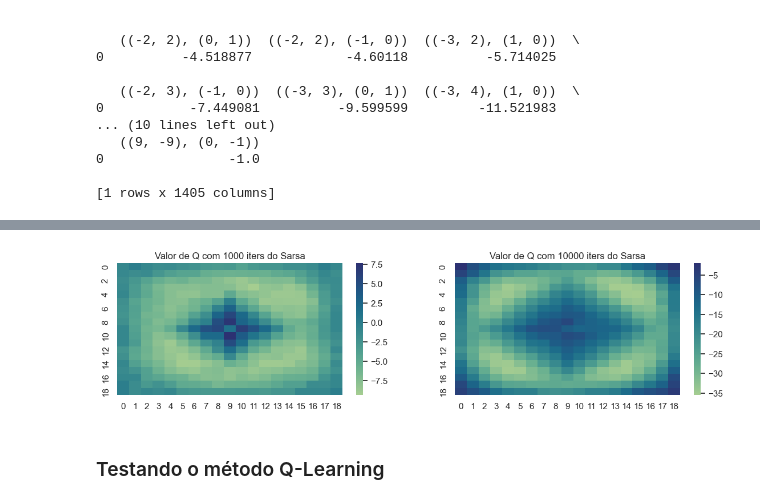
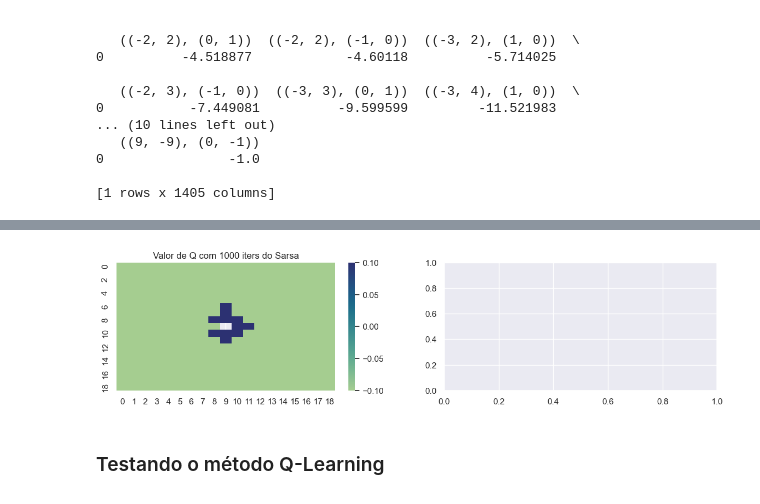
Before and after one commit to g-gibosky/RL-Snake-Game, a Jupyter notebook: Cópia de SnakeGame2(1).ipynb, the cells around one changed output, grey strips where cells are left out. Saved outputs shown, nothing was run; the diff lists cells and outputs as text; code cells hidden in the pictures.

Commit message:
adicionando validação de ação no treino do sarsa/qlearning

```diff
--- a/Cópia de SnakeGame2(1).ipynb
+++ b/Cópia de SnakeGame2(1).ipynb
@@ -80,9 +83,10 @@ class SnakeGame():
             or new_head[1] >= GRID_HEIGHT
             or new_head in self.snake
         ):
+            #print('is not valid')
             return False
-
-        return True
+        else:
+          return True
 
     def step(self, reward_shape, method = 'random', value_function = None, N0 = 1, N = 1,
              test_only = False, stochastic = False, stochastic_level = 0.9):
@@ -168,7 +172,7 @@ class SnakeGame():
       if new_head == self.food:
           self.snake.insert(0, new_head)
           self.food = self.initialize_food()
-          return 10, self.get_state(), False
+          return 10, self.get_state(), True #alcançou o objetivo parabéns!
 
 
       self.snake.insert(0, new_head)
@@ -260,7 +264,7 @@ class SnakeGame():
           #print('--', v, f, action)
           return action
 # %%
-class RL_Agent():
+class RL_Agent(SnakeGame):
     def __init__(self, game, alpha=0.1, gamma=0.9, epsilon=1.0, decay=0.995):
         self.game = game
         self.q_table = {}  # Initialize Q-table, dict of tuples
@@ -303,7 +307,7 @@ class RL_Agent():
 
     def train(self, episodes, sarsa):
         for episode in range(episodes):
-          #print(episode)
+          print(episode)
           #print(f"Current Episode: {episode}")
           self.game.reset()
           state = self.game.get_state()
@@ -312,6 +316,18 @@ class RL_Agent():
           while not done:
               counter += 1
               action = self.choose_action(state)
+              # tentando adicionar o loop se caso a ação não for válida
+              is_valid = self.game.is_valid_move(action)
+              #print('vou entrar no while')
+              while not is_valid:
+                #print("Nao e valido")
+                #print(action)
+                #new_head = (self.game.snake[0][0] + action[0], self.game.snake[0][1] + action[1])
+                #print(new_head[0])
+                #print(new_head[1])
+                action = self.choose_action(state)
+                is_valid = self.game.is_valid_move(action)
+              #print('saí do while')
               reward, next_state, done = self.game.step_q(action)
               if sarsa == True:
                   # after getting the new state, I need to compute ne next action
@@ -321,6 +337,7 @@ class RL_Agent():
               else:
                 self.update_q_table(state, action, reward, next_state)
                 #print('entrei no qlearning')
+
               state = next_state
          # print("Number of Steps", counter)
           self.step_per_episode.append(counter)
@@ -393,6 +410,7 @@ def test_sarsa(agent_sarsa, n_iter = 1000):
   return ep_len_mean, prop_loop
 # %%
 game_1 = SnakeGame()
+#agent = RL_Agent(game_1)
 agent_sarsa = Sarsa(game_1)
 #sarsa=True
-agent_sarsa.train(1000, True)
+agent_sarsa.train(1, True)
@@ -430,7 +466,7 @@ AVG Steps 11.426
 # testando com diferentes Ns
 import datetime
 
-for i in [1000, 10000]:
+for i in [5000]:
    print('Rodando p/ i=', i)
    now = datetime.datetime.now()
    print('Start time: ', now)
@@ -441,6 +477,6 @@ for i in [1000, 10000]:
    end = datetime.datetime.now()
    print('Time elapsed: ', end-now)
 
-   with open(f'q_values_sarsa_{i}runs.pkl', 'wb') as fp:
+   with open(f'q_values_sarsa_sem_borda_{i}runs.pkl', 'wb') as fp:
       pickle.dump(agent_sarsa.value_function, fp)
 # %% [output]
@@ -453,27 +501,27 @@ Time elapsed:  0:00:01.424842
 # %%
 import matplotlib.pyplot as plt
 import seaborn as sns
 
 fig, axs = plt.subplots(1, 2, figsize=(14, 3))
-for i, n in enumerate([1000, 10000]):
-  with open(f'q_values_sarsa_{n}runs.pkl', 'rb') as fp:
+for i, n in enumerate([1000]):
+  with open(f'q_values_sarsa_sem_borda_{n}runs.pkl', 'rb') as fp:
     value_function = pickle.load(fp)
 
   matrix_values = np.zeros((19, 19))
   #print(value_function.keys())
   for k in list(value_function.keys()):
     #print(k)
     x = int(k.split(',')[0].split('(')[1])
     y = int(k.split(',')[1].split(')')[0])
 
     matrix_values[x+9][y+9] = value_function[k]
 
   #matrix_values[19][19] = 0
 
   sns.heatmap(matrix_values, ax = axs[i], cmap="crest")#, annot = True)
   axs[i].set_title(f'Valor de Q com {n} iters do Sarsa')
 # %% [output]
-[figure, old version]
+[figure, new version]
 # %% [markdown]
 ### Testando o método Q-Learning
 # %%
```
Also changed, not shown: parts of 4 cells of this notebook, 1 other file.
